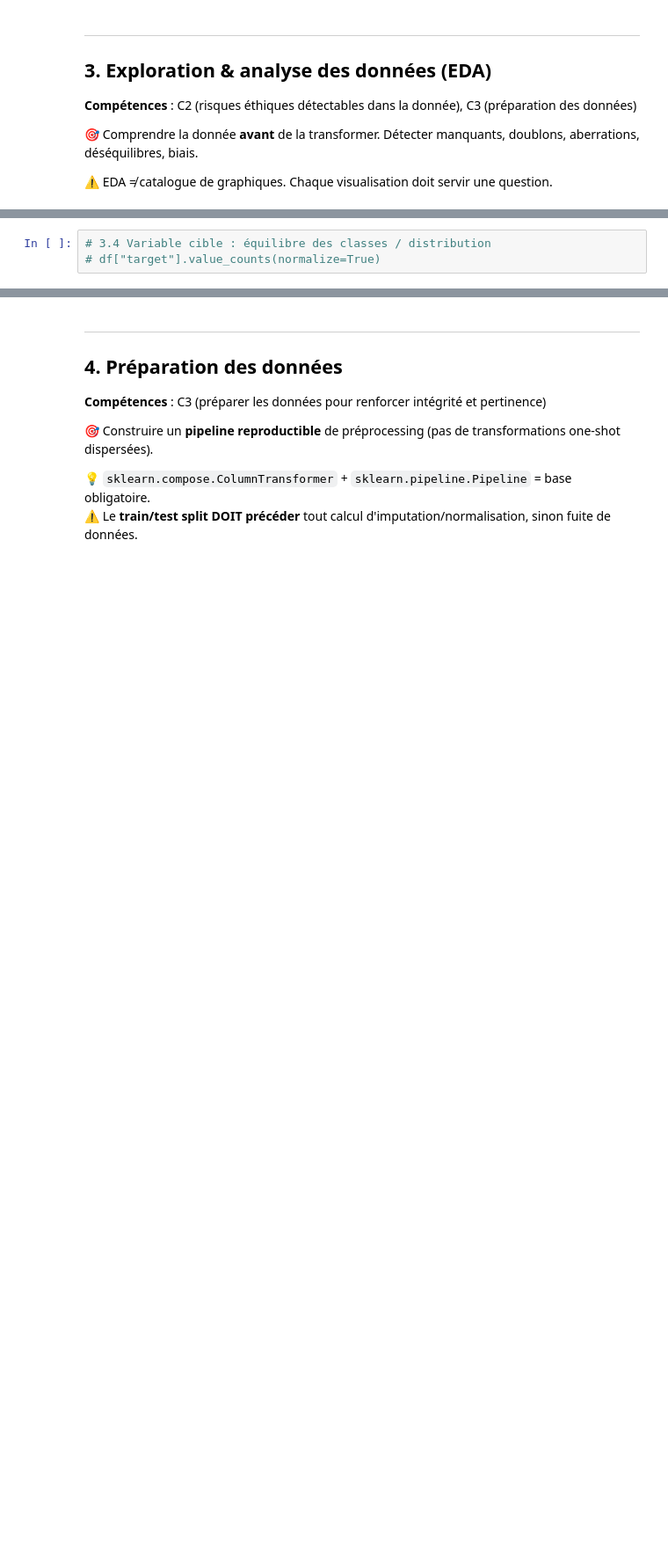
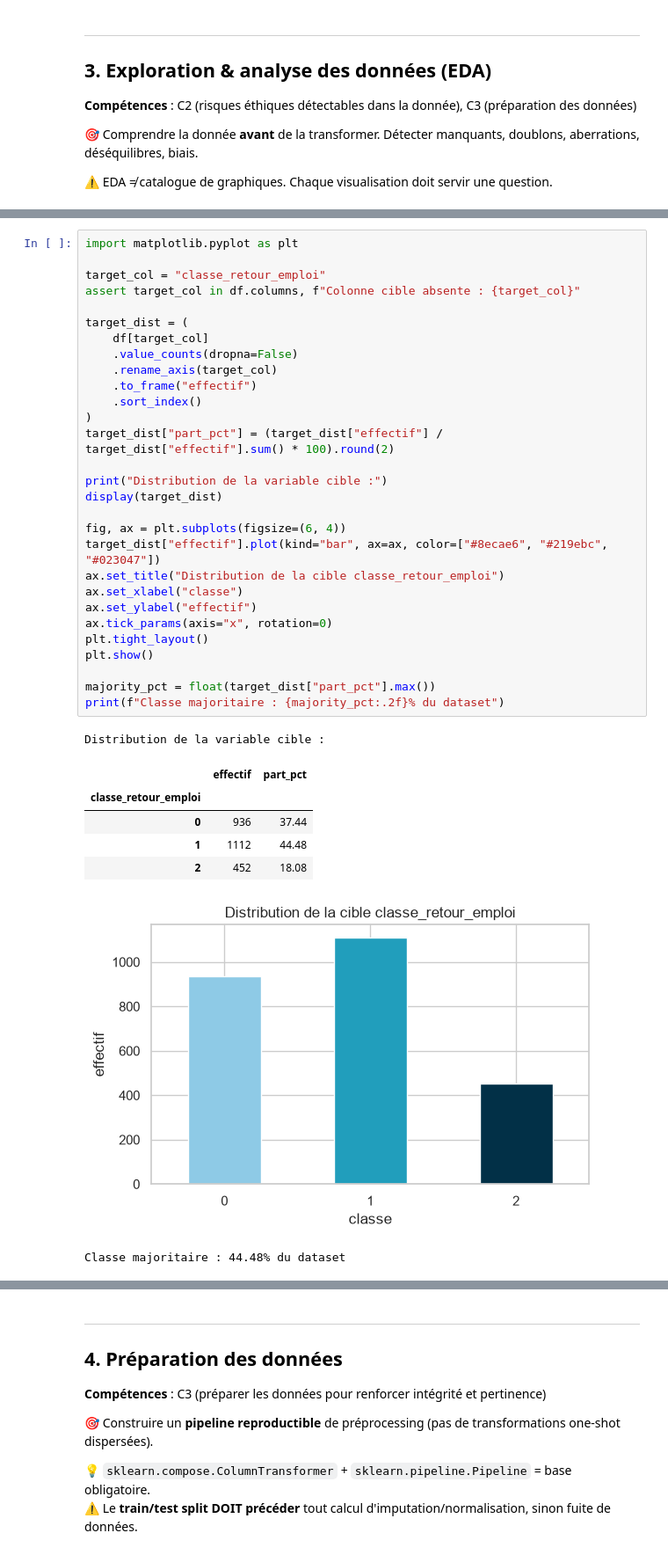
Before and after one commit to userZku/multimodal-classification, a Jupyter notebook: notebooks/multimodal-classification.ipynb, the cells around one changed output, grey strips where cells are left out. Shown at 88% size. Saved outputs shown, nothing was run; the diff lists cells and outputs as text; blank space fills up the shorter version.

```diff
--- a/notebooks/multimodal-classification.ipynb
+++ b/notebooks/multimodal-classification.ipynb
@@ -385,3 +652,38 @@ DATA_DIR = Path("data")
 # %%
-# 3.4 Variable cible : équilibre des classes / distribution
-# df["target"].value_counts(normalize=True)
+import matplotlib.pyplot as plt
+
+target_col = "classe_retour_emploi"
+assert target_col in df.columns, f"Colonne cible absente : {target_col}"
+
+target_dist = (
+    df[target_col]
+    .value_counts(dropna=False)
+    .rename_axis(target_col)
+    .to_frame("effectif")
+    .sort_index()
+)
+target_dist["part_pct"] = (target_dist["effectif"] / target_dist["effectif"].sum() * 100).round(2)
+
+print("Distribution de la variable cible :")
+display(target_dist)
+
+fig, ax = plt.subplots(figsize=(6, 4))
+target_dist["effectif"].plot(kind="bar", ax=ax, color=["#8ecae6", "#219ebc", "#023047"])
+ax.set_title("Distribution de la cible classe_retour_emploi")
+ax.set_xlabel("classe")
+ax.set_ylabel("effectif")
+ax.tick_params(axis="x", rotation=0)
+plt.tight_layout()
+plt.show()
+
+majority_pct = float(target_dist["part_pct"].max())
+print(f"Classe majoritaire : {majority_pct:.2f}% du dataset")
+# %% [output]
+Distribution de la variable cible :
+|  | effectif | part_pct |
+| classe_retour_emploi |  |  |
+| 0 | 936 | 37.44 |
+| 1 | 1112 | 44.48 |
+| 2 | 452 | 18.08 |
+[figure, added]
+Classe majoritaire : 44.48% du dataset
```
Also changed, not shown: parts of 14 cells of this notebook, 2 other files.
